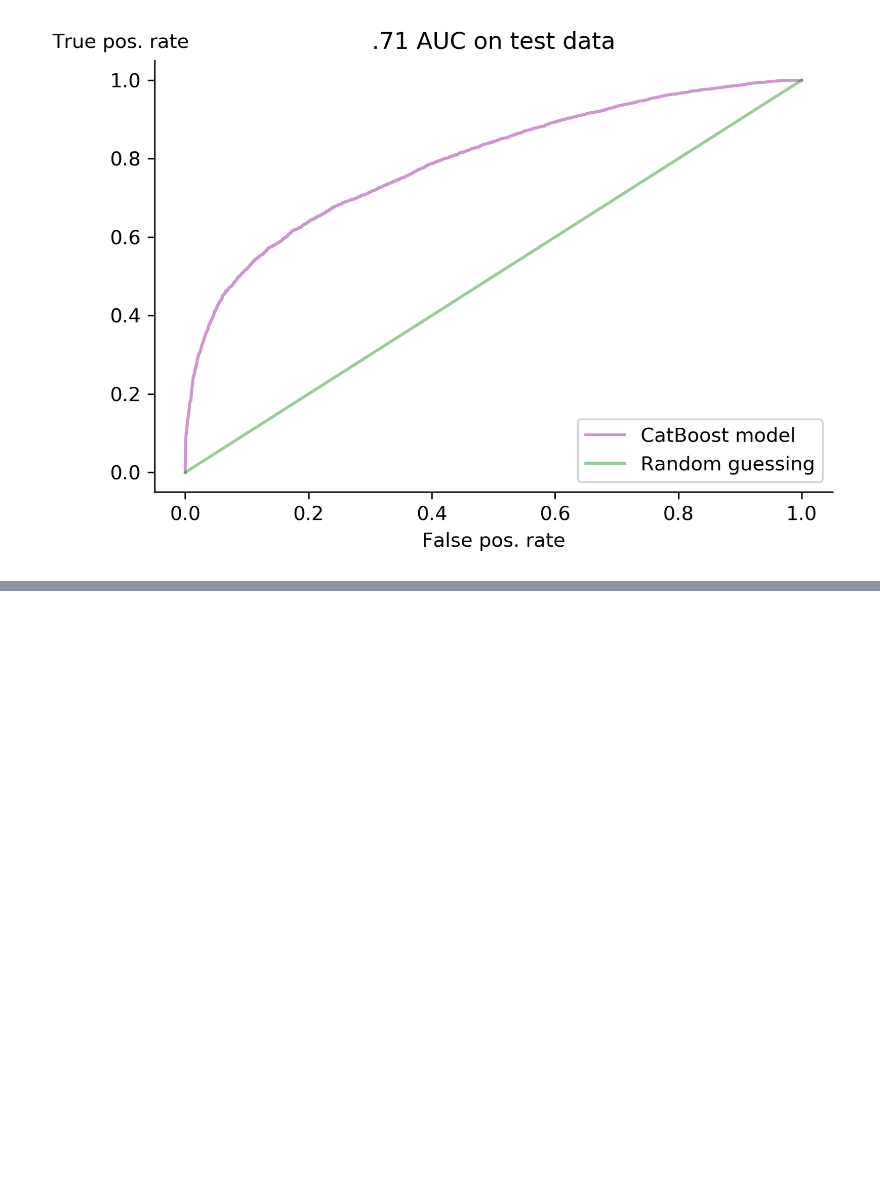
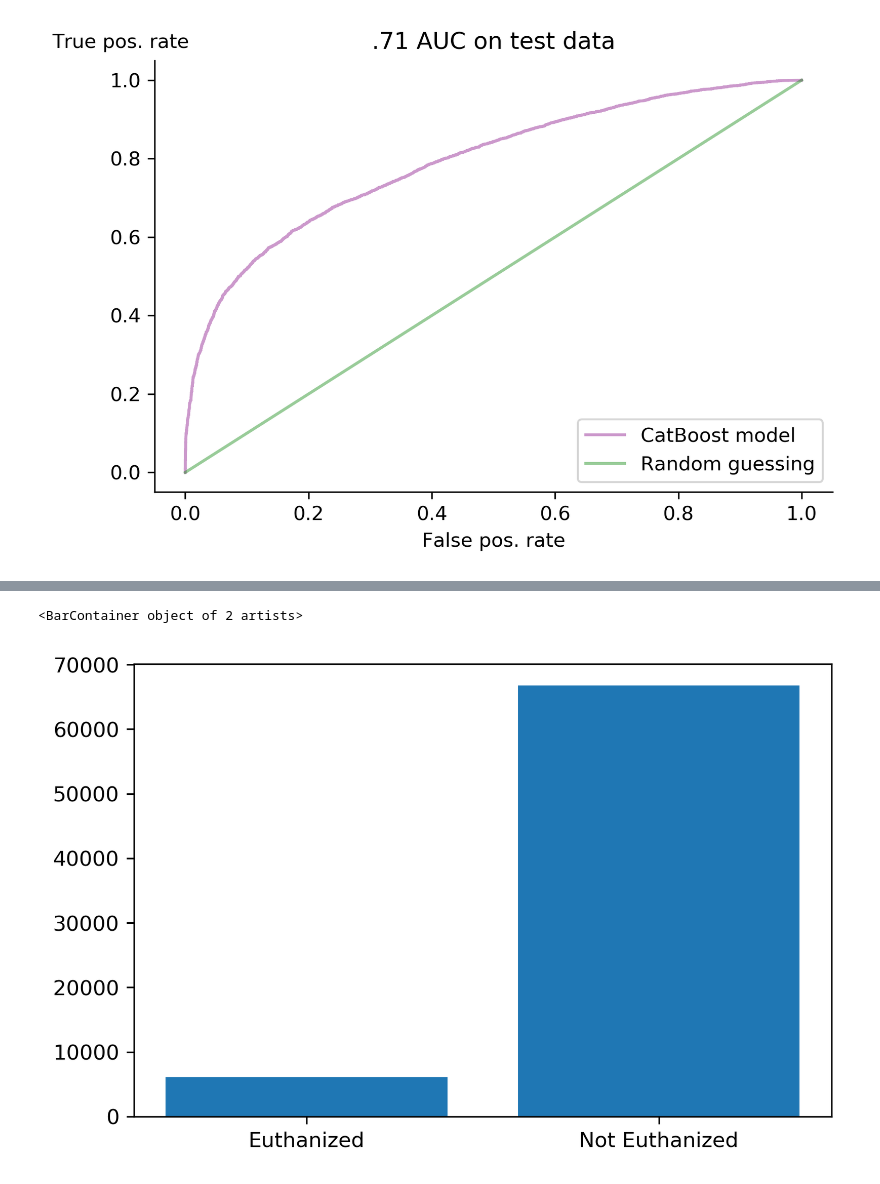
Before and after one commit to luketibbott/kojak, a Jupyter notebook: Plots.ipynb, the cells around one changed output, grey strips where cells are left out. Saved outputs shown, nothing was run; the diff lists cells and outputs as text; code cells hidden in the pictures; blank space fills up the shorter version.

Commit message:
Add basic bar plot of euthanized vs non-euthanized

```diff
--- a/Plots.ipynb
+++ b/Plots.ipynb
@@ -38,3 +47,7 @@ The autoreload extension is already loaded. To reload it, use:
+# %%
+df = pd.read_csv('data/aac_outcomes.csv')
+# %%
+df = df.drop_duplicates(subset='animal_id')
 # %%
 mpl.rcParams['figure.dpi'] = 300
 # %%
@@ -76,0 +102,8 @@ plt.legend(loc=4);
+# %%
+num_euthanasia = df['outcome_type'].value_counts()[3]
+num_other = df['outcome_type'].value_counts().sum() - num_euthanasia
+
+plt.bar(['Euthanized', 'Not Euthanized'], [num_euthanasia, num_other])
+# %% [output]
+<BarContainer object of 2 artists>
+[figure, added]
```
Also changed, not shown: parts of 4 cells of this notebook, 2 other files.
